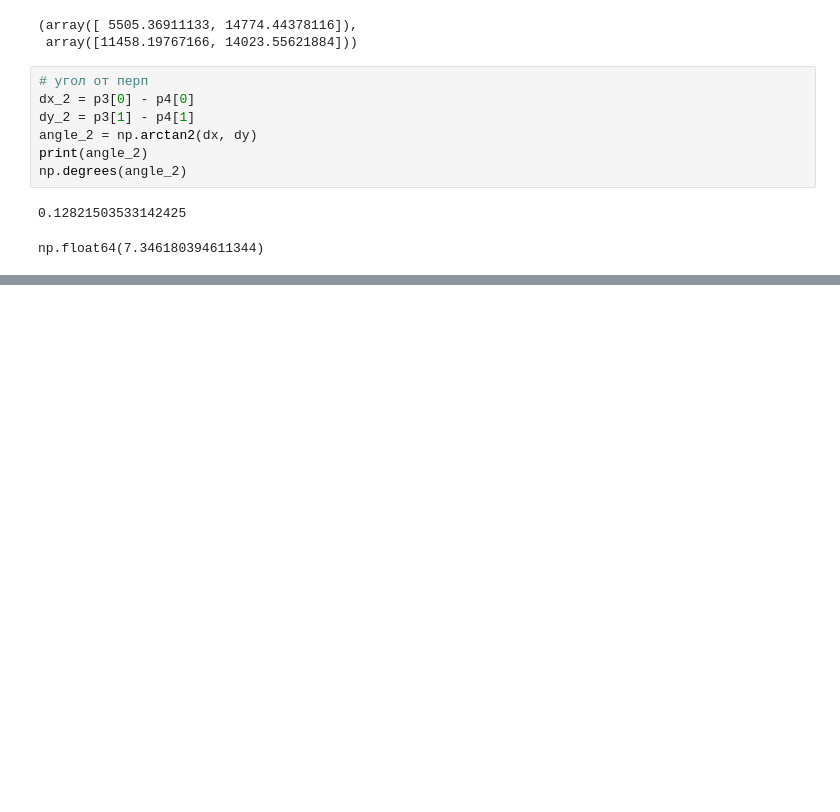
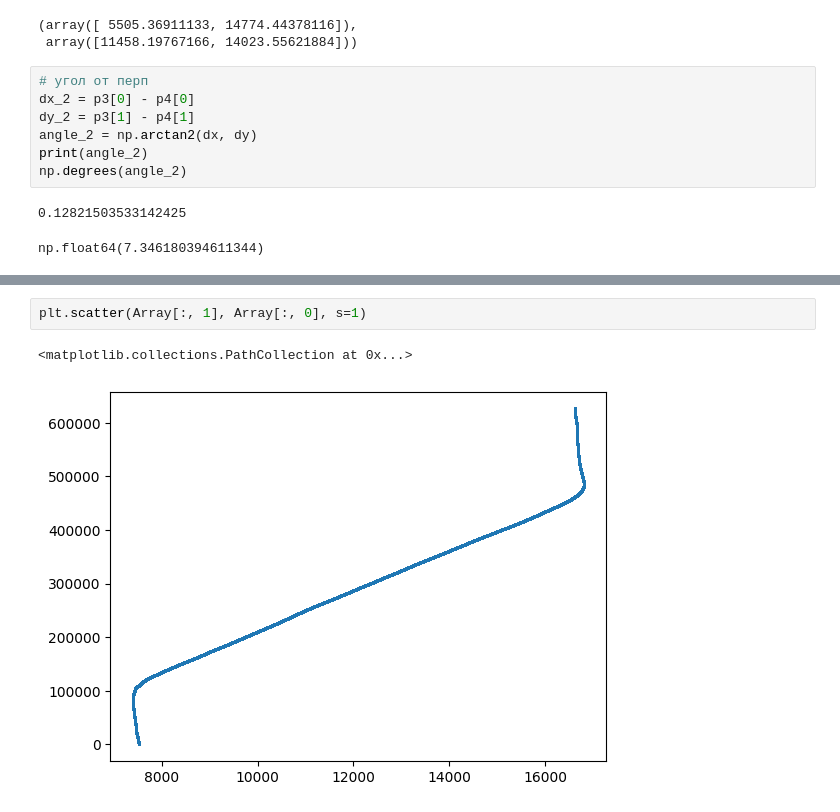
Before and after one commit to Andrudewt/perspective, a Jupyter notebook: proc_1.ipynb, the cells around one changed output, grey strips where cells are left out. Drawn from its saved outputs; the diff is of its cells as text; blank space fills up the shorter version.

```diff
--- a/proc_1.ipynb
+++ b/proc_1.ipynb
@@ -378,0 +436,5 @@ plt.show()
+# %%
+plt.scatter(Array[:, 1], Array[:, 0], s=1)
+# %% [output]
+<matplotlib.collections.PathCollection at 0x...>
+[figure, added]
```
Also changed, not shown: parts of 9 cells of this notebook, 2 other files.
